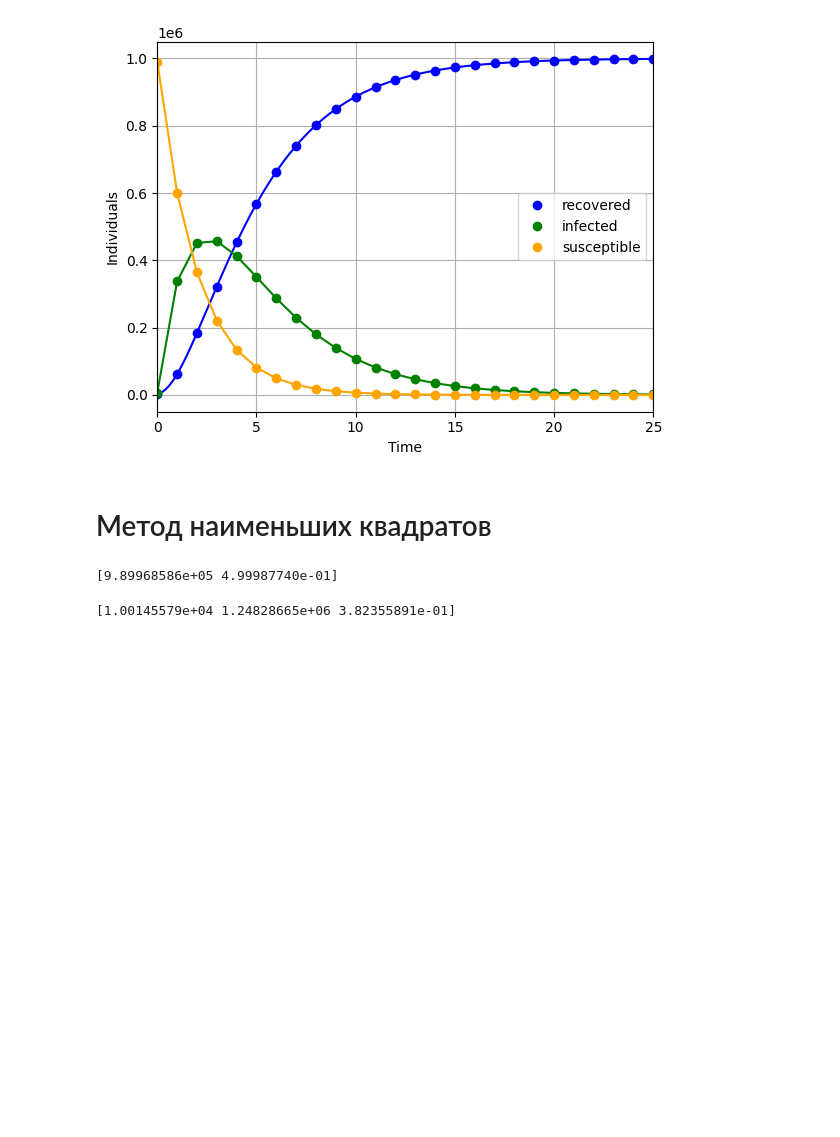
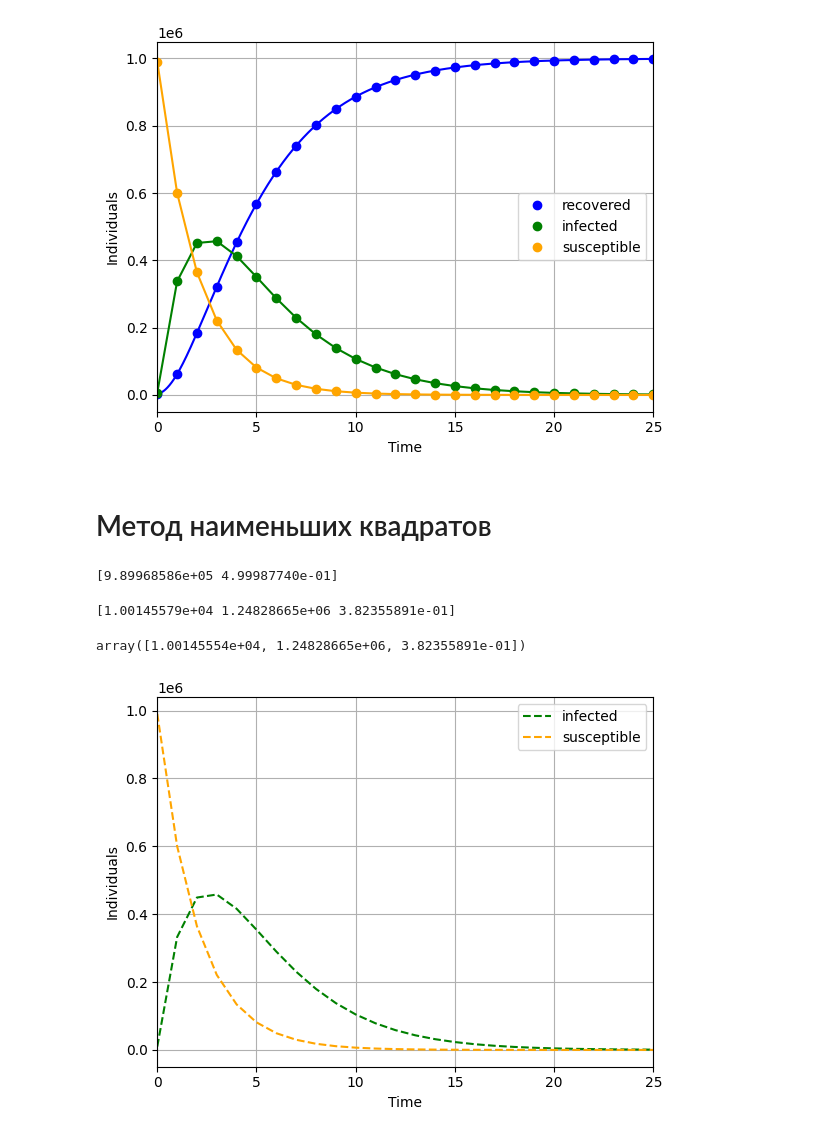
Before and after one commit to PavelStelmakhV/hw305-scipy, a Jupyter notebook: Hw5.2.ipynb, the cells around one changed output. Saved outputs shown, nothing was run; the diff lists cells and outputs as text; code cells hidden in the pictures; blank space fills up the shorter version.

```diff
--- a/Hw5.2.ipynb
+++ b/Hw5.2.ipynb
@@ -115,17 +115,27 @@ print(aprx_i)
 # %% [output]
 [1.00145579e+04 1.24828665e+06 3.82355891e-01]
+# %%
+y = infected.y[0]
+p0 = (10e4, 10e6, 1)
+result_I = curve_fit(find_I, t, y, p0)
+# %%
+result_I[0]
+# %% [output]
+array([1.00145554e+04, 1.24828665e+06, 3.82355891e-01])
 # %%
-plt.plot(susceptible.t, N - susceptible.y[0] - infected.y[0], 'o', color='blue', label='recovered')
-plt.plot(more_date, recovered(more_date), color='blue')
+# plt.plot(susceptible.t, N - susceptible.y[0] - infected.y[0], 'o', color='blue', label='recovered')
+# plt.plot(more_date, recovered(more_date), color='blue')
 
-plt.plot(infected.t, infected.y[0], 'o', color='green', label='infected')
-plt.plot(infected.t, infected.sol(infected.t)[0], color='green')
+plt.plot(t, find_I(t, result_I[0][0], result_I[0][1], result_I[0][2]), '--', color='green', label='infected')
+# plt.plot(infected.t, infected.sol(infected.t)[0], color='green')
 
-plt.plot(susceptible.t, susceptible.y[0], 'o', color='orange', label='susceptible')
-plt.plot(susceptible.t, susceptible.sol(susceptible.t)[0], color='orange')
+plt.plot(t, find_S(t, aprx_s[0], aprx_s[1]), '--', color='orange', label='susceptible')
+# plt.plot(susceptible.t, susceptible.sol(susceptible.t)[0], color='orange')
 
 plt.legend()
 plt.xlim(t0, tf)
 plt.xlabel('Time')
 plt.ylabel('Individuals')
 plt.grid()
+# %% [output]
+[figure, added]
```
Also changed, not shown: parts of 3 cells of this notebook.
